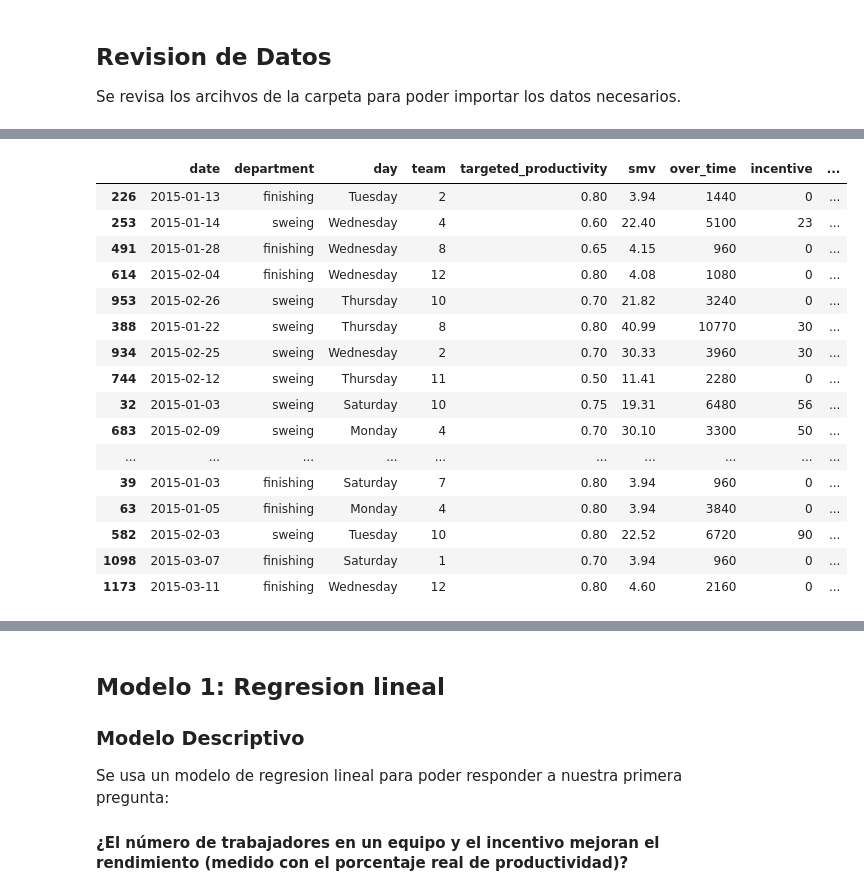
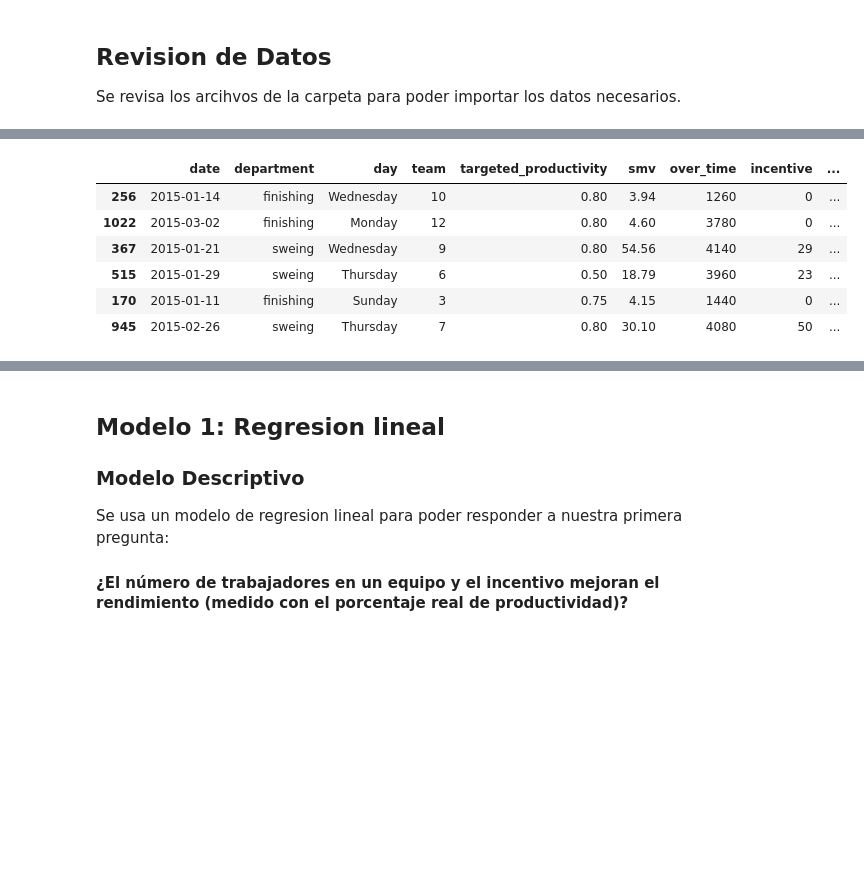
Before and after one commit to nicolascardenast/ACTD-proyecto1, a Jupyter notebook: model_desarrollo.ipynb, the cells around one changed output, grey strips where cells are left out. Saved outputs shown, nothing was run; the diff lists cells and outputs as text; code cells hidden in the pictures; blank space fills up the shorter version.

```diff
--- a/model_desarrollo.ipynb
+++ b/model_desarrollo.ipynb
@@ -44,25 +38,15 @@ os.listdir()
  'col_date.xlsx']
 # %%
 df=pd.read_csv('datos_limpios.csv')
-df.sample(30)
+df.sample(6)
 # %% [output]
 |  | date | department | day | team | targeted_productivity | smv | over_time | incentive | ... |
-| 226 | 2015-01-13 | finishing | Tuesday | 2 | 0.80 | 3.94 | 1440 | 0 | ... |
-| 253 | 2015-01-14 | sweing | Wednesday | 4 | 0.60 | 22.40 | 5100 | 23 | ... |
-| 491 | 2015-01-28 | finishing | Wednesday | 8 | 0.65 | 4.15 | 960 | 0 | ... |
-| 614 | 2015-02-04 | finishing | Wednesday | 12 | 0.80 | 4.08 | 1080 | 0 | ... |
-| 953 | 2015-02-26 | sweing | Thursday | 10 | 0.70 | 21.82 | 3240 | 0 | ... |
-| 388 | 2015-01-22 | sweing | Thursday | 8 | 0.80 | 40.99 | 10770 | 30 | ... |
-| 934 | 2015-02-25 | sweing | Wednesday | 2 | 0.70 | 30.33 | 3960 | 30 | ... |
-| 744 | 2015-02-12 | sweing | Thursday | 11 | 0.50 | 11.41 | 2280 | 0 | ... |
-| 32 | 2015-01-03 | sweing | Saturday | 10 | 0.75 | 19.31 | 6480 | 56 | ... |
-| 683 | 2015-02-09 | sweing | Monday | 4 | 0.70 | 30.10 | 3300 | 50 | ... |
-| ... | ... | ... | ... | ... | ... | ... | ... | ... | ... |
-| 39 | 2015-01-03 | finishing | Saturday | 7 | 0.80 | 3.94 | 960 | 0 | ... |
-| 63 | 2015-01-05 | finishing | Monday | 4 | 0.80 | 3.94 | 3840 | 0 | ... |
-| 582 | 2015-02-03 | sweing | Tuesday | 10 | 0.80 | 22.52 | 6720 | 90 | ... |
-| 1098 | 2015-03-07 | finishing | Saturday | 1 | 0.70 | 3.94 | 960 | 0 | ... |
-| 1173 | 2015-03-11 | finishing | Wednesday | 12 | 0.80 | 4.60 | 2160 | 0 | ... |
+| 256 | 2015-01-14 | finishing | Wednesday | 10 | 0.80 | 3.94 | 1260 | 0 | ... |
+| 1022 | 2015-03-02 | finishing | Monday | 12 | 0.80 | 4.60 | 3780 | 0 | ... |
+| 367 | 2015-01-21 | sweing | Wednesday | 9 | 0.80 | 54.56 | 4140 | 29 | ... |
+| 515 | 2015-01-29 | sweing | Thursday | 6 | 0.50 | 18.79 | 3960 | 23 | ... |
+| 170 | 2015-01-11 | finishing | Sunday | 3 | 0.75 | 4.15 | 1440 | 0 | ... |
+| 945 | 2015-02-26 | sweing | Thursday | 7 | 0.80 | 30.10 | 4080 | 50 | ... |
 # %%
 df.info()
 # %% [output]
```
Also changed, not shown: parts of 23 cells of this notebook.
